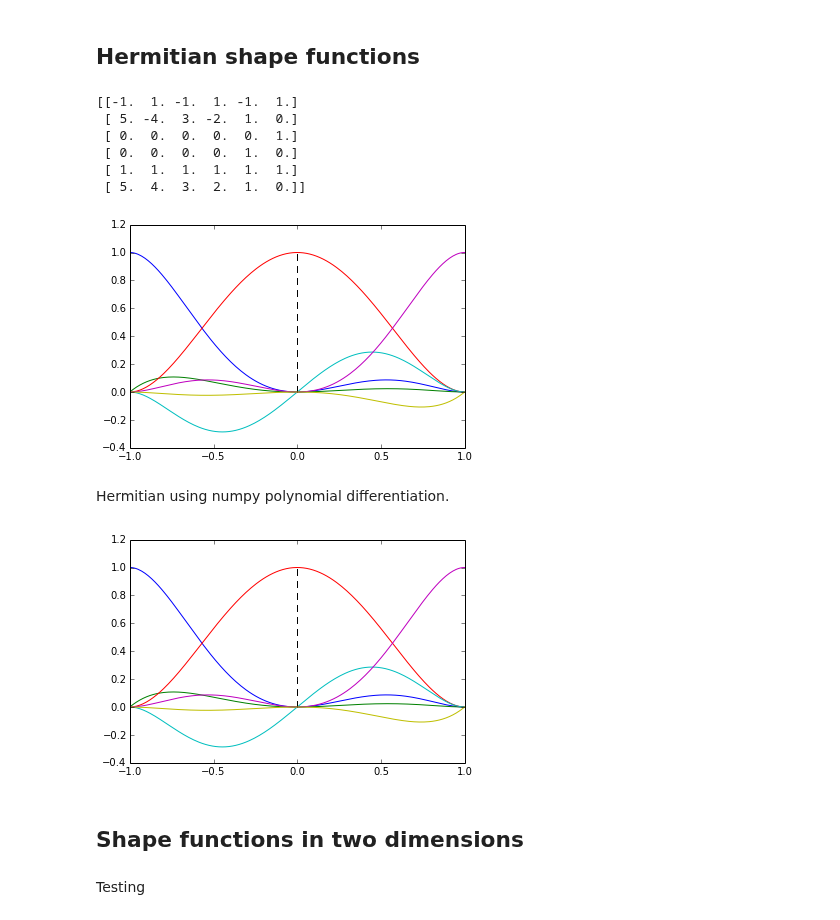
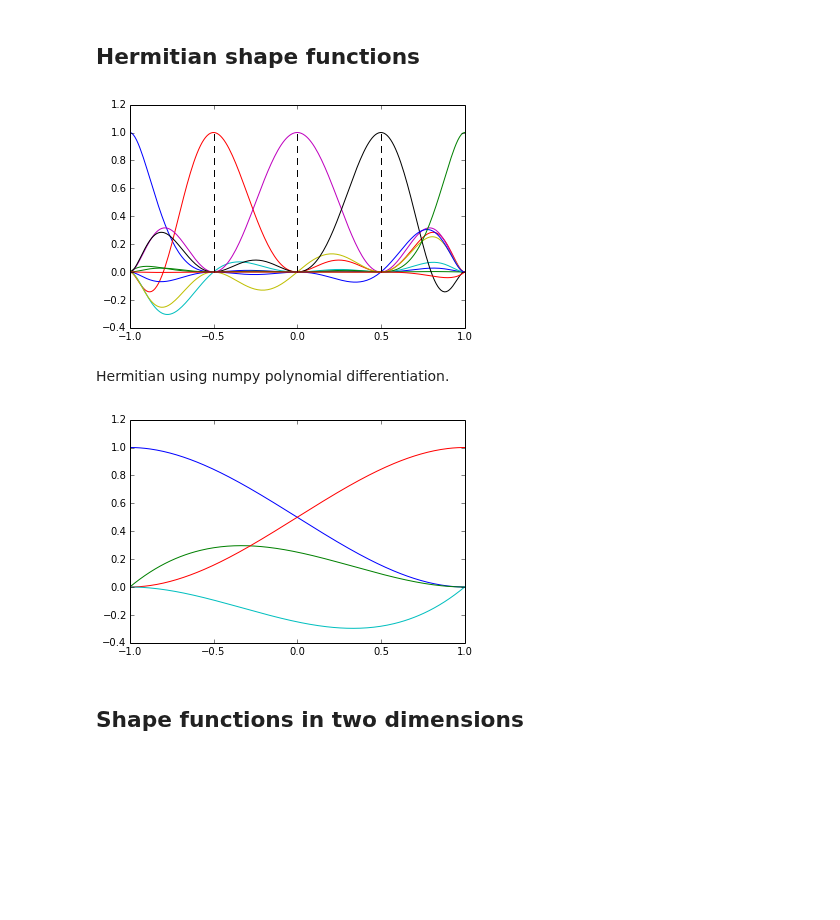
Before and after one commit to garth-wells/notebooks-3D7, a Jupyter notebook: notebooks/ShapeFunctions.ipynb, the cells around one changed output. Drawn from its saved outputs; the diff is of its cells as text; code cells hidden in the pictures; blank space fills up the shorter version.

```diff
--- a/notebooks/ShapeFunctions.ipynb
+++ b/notebooks/ShapeFunctions.ipynb
@@ -162,15 +161,9 @@ def plot_hermitian(n):
         N = p(x)
         plt.plot(x, N)
 # %%
-plot_hermitian(3)
+plot_hermitian(5)
 # %% [output]
-[[-1.  1. -1.  1. -1.  1.]
- [ 5. -4.  3. -2.  1.  0.]
- [ 0.  0.  0.  0.  0.  1.]
- [ 0.  0.  0.  0.  1.  0.]
- [ 1.  1.  1.  1.  1.  1.]
- [ 5.  4.  3.  2.  1.  0.]]
-[figure, old version]
+[figure, new version]
 # %% [markdown]
 Hermitian using numpy polynomial differentiation.
 # %%
@@ -206,10 +199,8 @@ def plot_hermitian_1(n):
         N = p(x)
         plt.plot(x, N)
 
-plot_hermitian_1(3)
+plot_hermitian_1(2)
 # %% [output]
-[figure, old version]
+[figure, new version]
 # %% [markdown]
 ## Shape functions in two dimensions
-# %% [markdown]
-Testing
```
Also changed, not shown: parts of 6 cells of this notebook.
